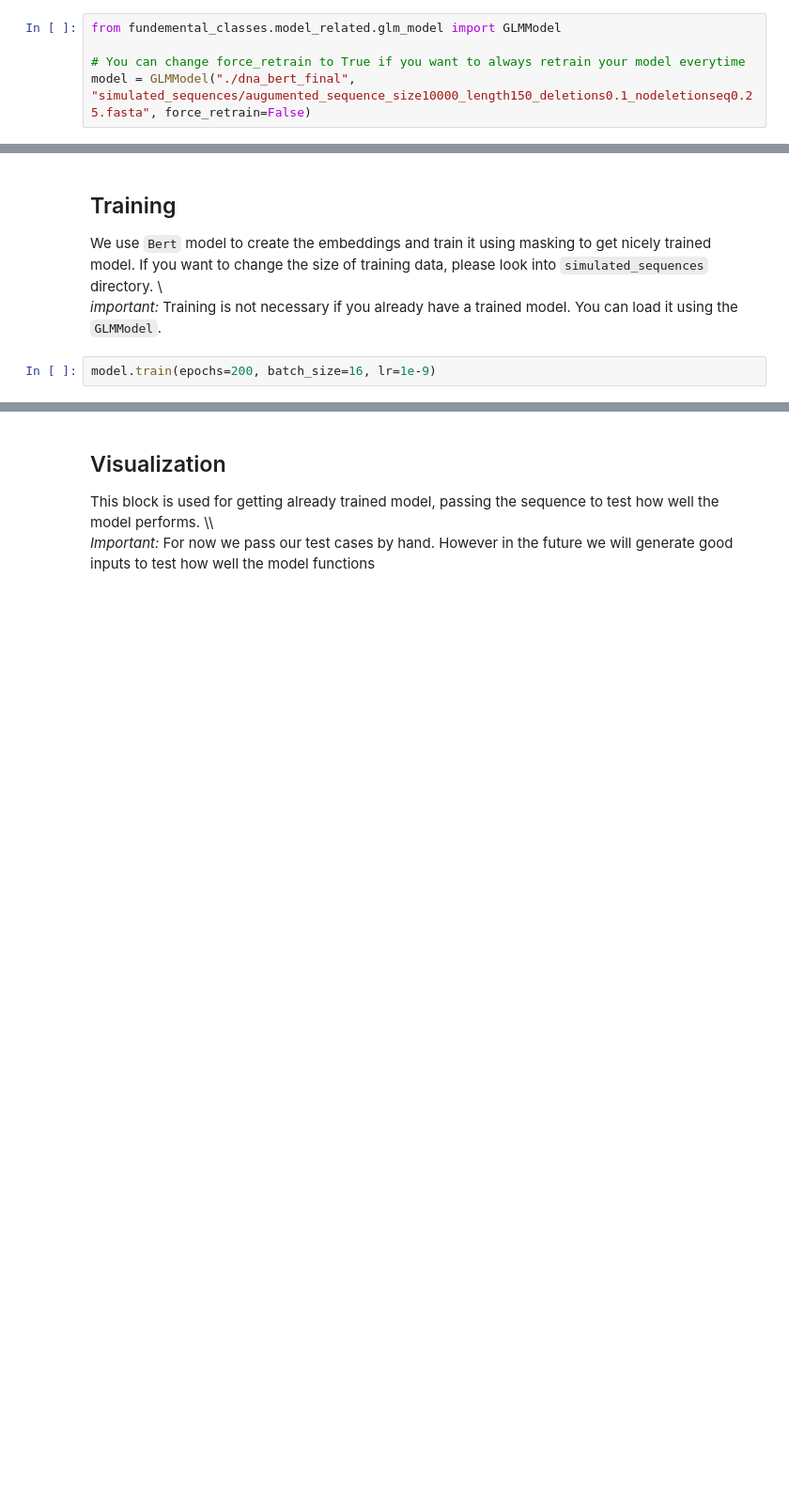
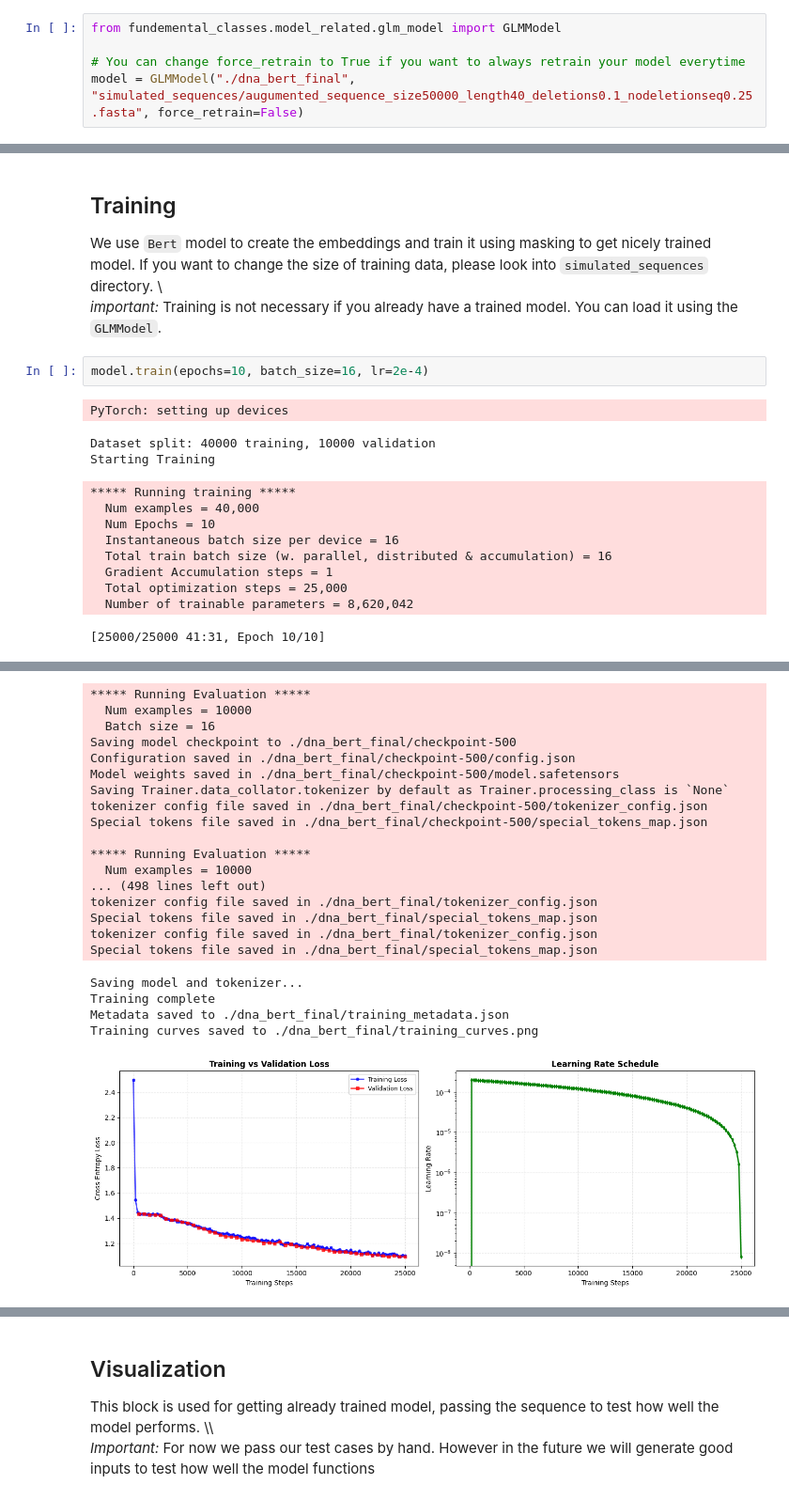
Before and after one commit to giokepa/Sysgen-GLM-for-Indels, a Jupyter notebook: visualize_data.ipynb, the cells around one changed output, grey strips where cells are left out. Shown at 94% size. Cells and saved outputs as stored; diff of their text form; blank space fills up the shorter version.

```diff
--- a/visualize_data.ipynb
+++ b/visualize_data.ipynb
@@ -8,4 +8,4 @@ You can run this block to import necessary classes and functions
 from fundemental_classes.model_related.glm_model import GLMModel
 
 # You can change force_retrain to True if you want to always retrain your model everytime
-model = GLMModel("./dna_bert_final", "simulated_sequences/augumented_sequence_size10000_length150_deletions0.1_nodeletionseq0.25.fasta", force_retrain=False)
+model = GLMModel("./dna_bert_final", "simulated_sequences/augumented_sequence_size50000_length40_deletions0.1_nodeletionseq0.25.fasta", force_retrain=False)
@@ -14,4 +19,17 @@ model = GLMModel("./dna_bert_final", "simulated_sequences/augumented_sequence_si
 We use `Bert` model to create the embeddings and train it using masking to get nicely trained model. If you want to change the size of training data, please look into `simulated_sequences` directory. \\\
 *important:* Training is not necessary if you already have a trained model. You can load it using the `GLMModel`.
 # %%
-model.train(epochs=200, batch_size=16, lr=1e-9)
+model.train(epochs=10, batch_size=16, lr=2e-4)
+# %% [output]
+PyTorch: setting up devices
+Dataset split: 40000 training, 10000 validation
+Starting Training
+***** Running training *****
+  Num examples = 40,000
+  Num Epochs = 10
+  Instantaneous batch size per device = 16
+  Total train batch size (w. parallel, distributed & accumulation) = 16
+  Gradient Accumulation steps = 1
+  Total optimization steps = 25,000
+  Number of trainable parameters = 8,620,042
+[25000/25000 41:31, Epoch 10/10]
@@ -17,0 +53,22 @@ model.train(epochs=200, batch_size=16, lr=1e-9)
+***** Running Evaluation *****
+  Num examples = 10000
+  Batch size = 16
+Saving model checkpoint to ./dna_bert_final/checkpoint-500
+Configuration saved in ./dna_bert_final/checkpoint-500/config.json
+Model weights saved in ./dna_bert_final/checkpoint-500/model.safetensors
+Saving Trainer.data_collator.tokenizer by default as Trainer.processing_class is `None`
+tokenizer config file saved in ./dna_bert_final/checkpoint-500/tokenizer_config.json
+Special tokens file saved in ./dna_bert_final/checkpoint-500/special_tokens_map.json
+
+***** Running Evaluation *****
+  Num examples = 10000
+... (498 lines left out)
+tokenizer config file saved in ./dna_bert_final/tokenizer_config.json
+Special tokens file saved in ./dna_bert_final/special_tokens_map.json
+tokenizer config file saved in ./dna_bert_final/tokenizer_config.json
+Special tokens file saved in ./dna_bert_final/special_tokens_map.json
+Saving model and tokenizer...
+Training complete
+Metadata saved to ./dna_bert_final/training_metadata.json
+Training curves saved to ./dna_bert_final/training_curves.png
+[figure, added]
```
Also changed, not shown: parts of 2 cells of this notebook, 2 other files.
